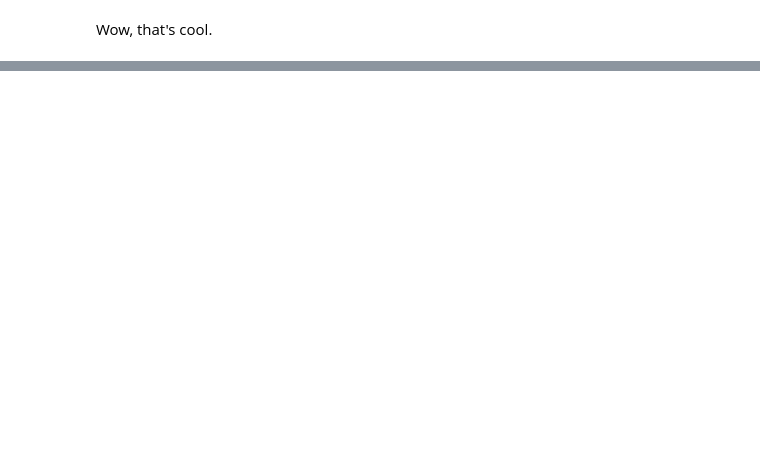
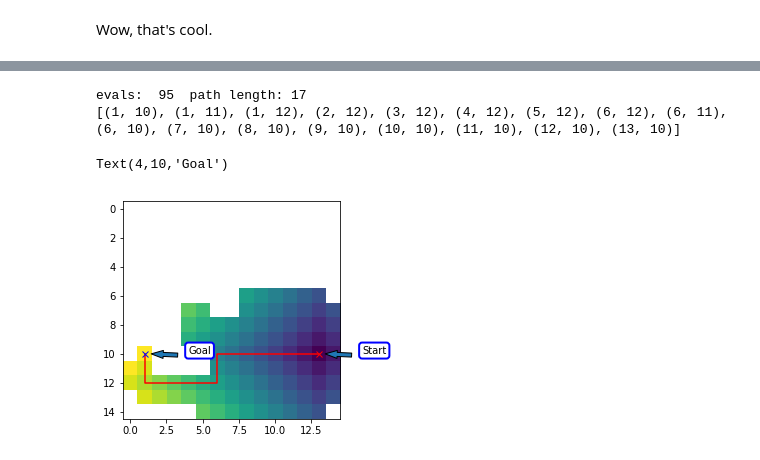
Before and after one commit to msakuta/notebooks, a Jupyter notebook: PathFinding.ipynb, the cells around one changed output, grey strips where cells are left out. Drawn from its saved outputs; the diff is of its cells as text; code cells hidden in the pictures; blank space fills up the shorter version.

```diff
--- a/PathFinding.ipynb
+++ b/PathFinding.ipynb
@@ -111,0 +217,18 @@ ax.plot_surface(X, Y, cost.T)
+# %%
+path, cost = A_Star(map, start, goal)
+print(path)
+# %% [output]
+evals:  95  path length: 17
+[(1, 10), (1, 11), (1, 12), (2, 12), (3, 12), (4, 12), (5, 12), (6, 12), (6, 11), (6, 10), (7, 10), (8, 10), (9, 10), (10, 10), (11, 10), (12, 10), (13, 10)]
+# %%
+plt.imshow(cost.T)
+plt.plot(np.array(path)[:,0], np.array(path)[:,1], 'r')
+plt.plot(start[0], start[1], 'rx')
+plt.plot(goal[0], goal[1], 'bx')
+bbox = dict(boxstyle="round,pad=0.3", fc="white", ec="b", lw=2)
+arrowprops = {'width': 4, 'shrink': .15, 'headwidth': 8}
+plt.annotate('Start', start, start + np.array((3,0)), arrowprops = arrowprops, bbox = bbox)
+plt.annotate('Goal', goal, goal + np.array((3,0)), arrowprops = arrowprops, bbox = bbox)
+# %% [output]
+Text(4,10,'Goal')
+[figure, added]
```
Also changed, not shown: parts of 10 cells of this notebook.
